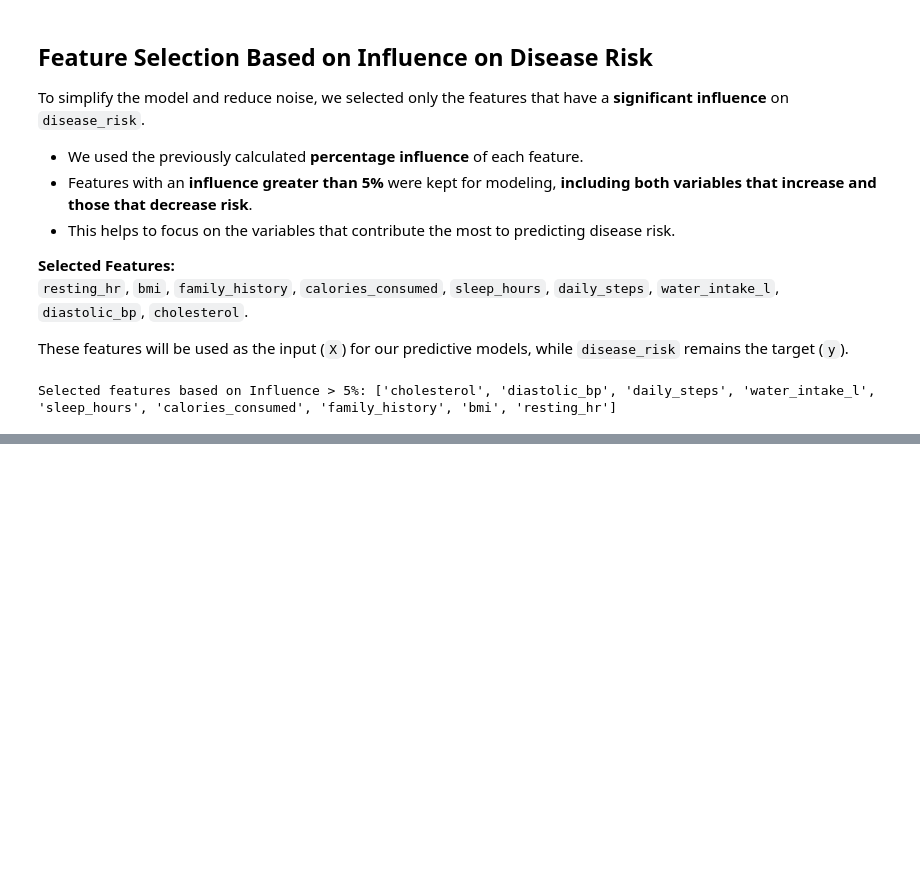
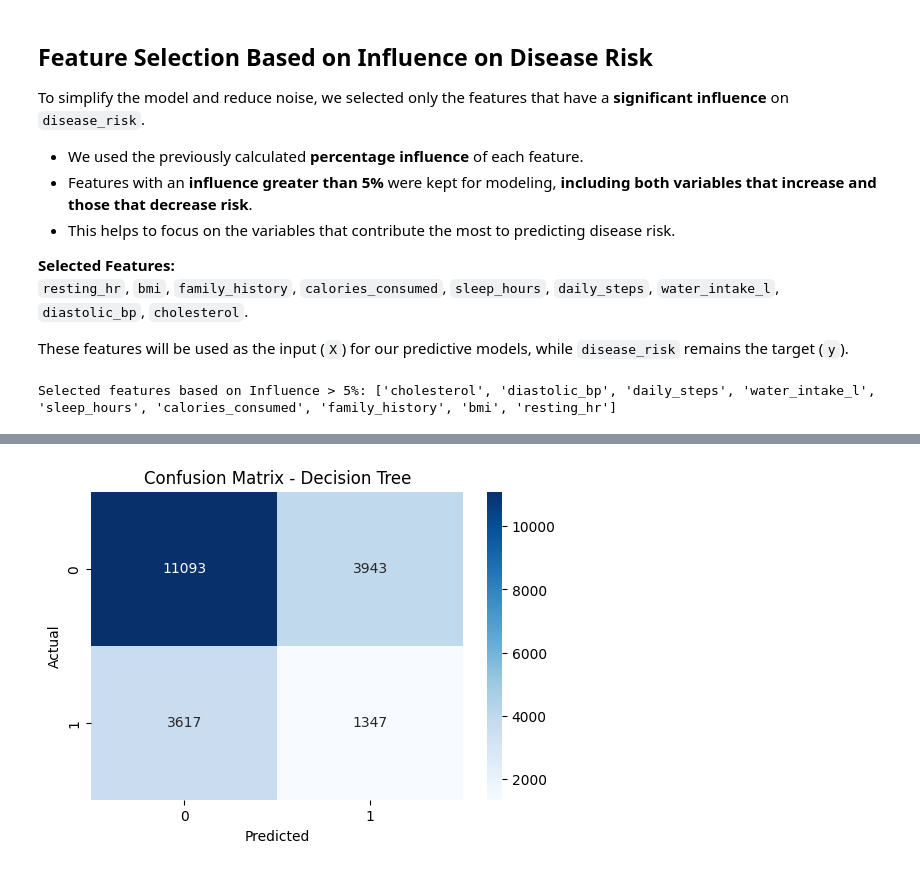
Before and after one commit to Cerasela-b/health-and-lifestyle-analytics, a Jupyter notebook: notebook/health_and_lifestyle_analyze.ipynb, the cells around one changed output, grey strips where cells are left out. Saved outputs shown, nothing was run; the diff lists cells and outputs as text; code cells hidden in the pictures; blank space fills up the shorter version.

Commit message:
Training the models

```diff
--- a/notebook/health_and_lifestyle_analyze.ipynb
+++ b/notebook/health_and_lifestyle_analyze.ipynb
@@ -237,0 +268,99 @@ Selected features based on Influence > 5%: ['cholesterol', 'diastolic_bp', 'dail
+# %%
+# Machine Learning Setup
+
+# Core ML tools
+from sklearn.model_selection import train_test_split
+from sklearn.preprocessing import RobustScaler
+from sklearn.pipeline import Pipeline
+
+# Classification models
+from sklearn.linear_model import LogisticRegression
+from sklearn.tree import DecisionTreeClassifier
+from sklearn.ensemble import RandomForestClassifier
+from xgboost import XGBClassifier
+from sklearn.svm import SVC
+
+# Evaluation metrics
+from sklearn.metrics import (
+    classification_report,
+    accuracy_score,
+    confusion_matrix,
+    roc_auc_score,
+    roc_curve
+)
+
+# Features and label
+X = df_scaled[['cholesterol', 'diastolic_bp', 'daily_steps', 'water_intake_l', 'sleep_hours', 'calories_consumed', 'family_history', 'bmi', 'resting_hr']]
+y = df_scaled['disease_risk']
+
+# Train-test split
+X_train, X_test, y_train, y_test = train_test_split(
+    X, y, test_size=0.2, random_state=42, stratify=y
+)
+
+# Define Models
+models = {
+    "Logistic Regression": LogisticRegression(max_iter=1000, random_state=42),
+    "Decision Tree": DecisionTreeClassifier(random_state=42),
+    "Random Forest": RandomForestClassifier(n_estimators=100, random_state=42),
+    "XGBoost": XGBClassifier(eval_metric='logloss', random_state=42),
+    "SVM": SVC(probability=True, random_state=42)
+}
+
+# Train, predict and evaluate
+results = []
+conf_matrices = {}
+
+for name, model in models.items():
+  pipeline = Pipeline([
+      ("scaler", RobustScaler()),
+      ("model", model)
+  ])
+
+  pipeline.fit(X_train, y_train)
+  y_pred = pipeline.predict(X_test)
+
+# ROC-AUC score
+  if hasattr(pipeline.named_steps["model"], "predict_proba"):
+      y_proba = pipeline.predict_proba(X_test)[:, 1]
+      roc_auc = roc_auc_score(y_test, y_proba)
+  else:
+      roc_auc = roc_auc_score(y_test, y_pred)
+
+  acc = accuracy_score(y_test, y_pred)
+  results.append((name, acc, roc_auc))
+
+  conf_matrices[name] = confusion_matrix(y_test, y_pred)
+
+print(f"\n {name}")
+print(f"Accuracy: {acc:.4f}")
+print(f"ROC-AUC:  {roc_auc:.4f}")
+print(classification_report(y_test, y_pred))
+
+# Compare Results
+results_df = pd.DataFrame(results, columns=["Model", "Accuracy", "ROC-AUC"]).sort_values(by="ROC-AUC", ascending=False)
+print("\n Model Performance Comparison:")
+display(results_df)
+
+# Plot Performance Comparison
+fig = px.bar(
+    results_df.melt(id_vars="Model", value_vars=["Accuracy", "ROC-AUC"], var_name="Metric", value_name="Score"),
+    x="Score", y="Model", color="Metric", barmode="group",
+    text="Score", title="Model Performance Comparison"
+)
+fig.update_traces(texttemplate='%{text:.3f}', textposition='outside')
+fig.update_layout(template='plotly_white', height=600, title_font_size=20)
+fig.show()
+
+# Confusion Matrix for Best Model
+best_model_name = results_df.iloc[0]["Model"]
+print(f"\nBest Model: {best_model_name}")
+
+cm = conf_matrices[best_model_name]
+plt.figure(figsize=(6, 4))
+sns.heatmap(cm, annot=True, fmt='d', cmap='Blues')
+plt.title(f'Confusion Matrix - {best_model_name}')
+plt.xlabel('Predicted')
+plt.ylabel('Actual')
+plt.show()
+# %% [output]
@@ -237,0 +396 @@ Selected features based on Influence > 5%: ['cholesterol', 'diastolic_bp', 'dail
+[figure, added]
```
Also changed, not shown: parts of 4 cells of this notebook.
